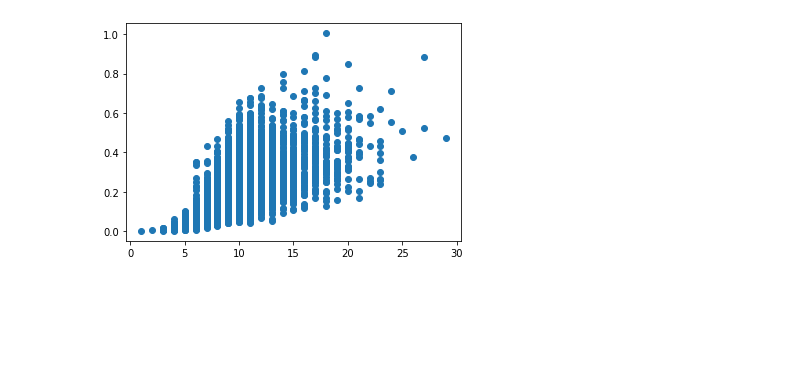
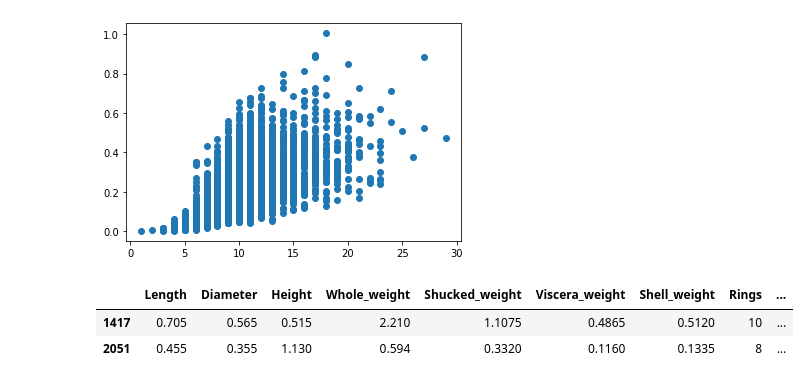
Before and after one commit to d0rtilla/AbaloneAgePredictionProject, a Jupyter notebook: Abalone_Age_Prediction.ipynb, the cells around one changed output. Saved outputs shown, nothing was run; the diff lists cells and outputs as text; code cells hidden in the pictures; blank space fills up the shorter version.

```diff
--- a/Abalone_Age_Prediction.ipynb
+++ b/Abalone_Age_Prediction.ipynb
@@ -192,3 +197,9 @@ plt.scatter(x, shell)
 plt.show()
 # %% [output]
 [figure]
+# %%
+df.loc[df["Height"] > 0.4]
+# %% [output]
+|  | Length | Diameter | Height | Whole_weight | Shucked_weight | Viscera_weight | Shell_weight | Rings | ... |
+| 1417 | 0.705 | 0.565 | 0.515 | 2.210 | 1.1075 | 0.4865 | 0.5120 | 10 | ... |
+| 2051 | 0.455 | 0.355 | 1.130 | 0.594 | 0.3320 | 0.1160 | 0.1335 | 8 | ... |
```
Also changed, not shown: parts of 13 cells of this notebook.
